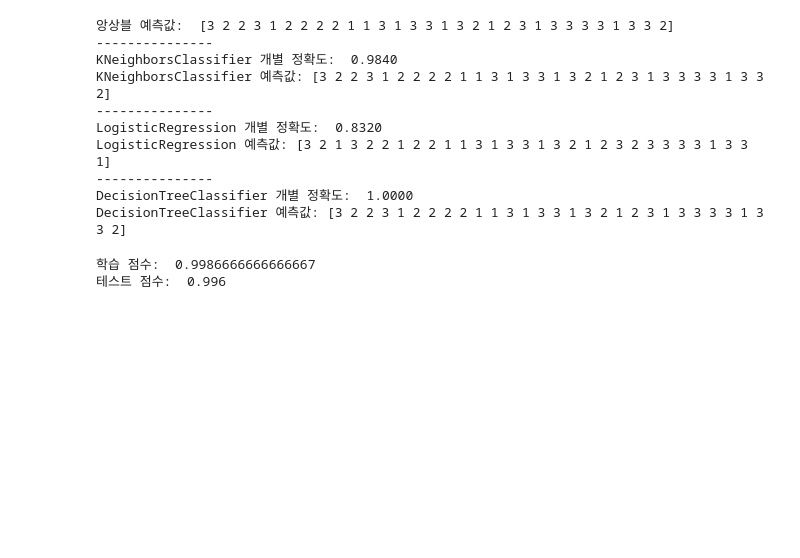
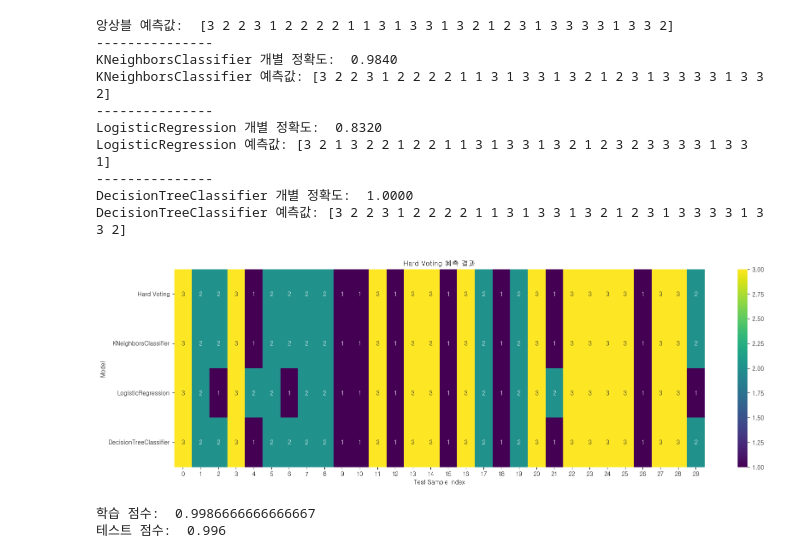
Before and after one commit to encore-SKN11/ML-3Team, a Jupyter notebook: ml_hyg.ipynb, the cells around one changed output. Cells and saved outputs as stored; diff of their text form; code cells hidden in the pictures; blank space fills up the shorter version.

Commit message:
visualize ensemble - voting

```diff
--- a/ml_hyg.ipynb
+++ b/ml_hyg.ipynb
@@ -421,6 +425,22 @@ LogisticRegression 예측값: [3 2 1 3 2 2 1 2 2 1 1 3 1 3 3 1 3 2 1 2 3 2 3 3 3
 ---------------
 DecisionTreeClassifier 개별 정확도:  1.0000
 DecisionTreeClassifier 예측값: [3 2 2 3 1 2 2 2 2 1 1 3 1 3 3 1 3 2 1 2 3 1 3 3 3 3 1 3 3 2]
+# %%
+predictions = {"Hard Voting": hard_voting_pred}
+for classifier in [knn, lr, dt]:
+    predictions[classifier.__class__.__name__] = classifier.predict(X_test[start:end])
+
+df = pd.DataFrame(predictions)
+
+plt.figure(figsize=(20, 6))
+sns.heatmap(df.T, annot=True, cmap="viridis", fmt=".0f")
+
+plt.xlabel("Test Sample Index")
+plt.ylabel("Model")
+plt.title("Hard Voting 예측 결과")
+plt.show()
+# %% [output]
+[figure, added]
 # %%
 # soft voting
 soft_voting = VotingClassifier(
```
Also changed, not shown: parts of 3 cells of this notebook.
